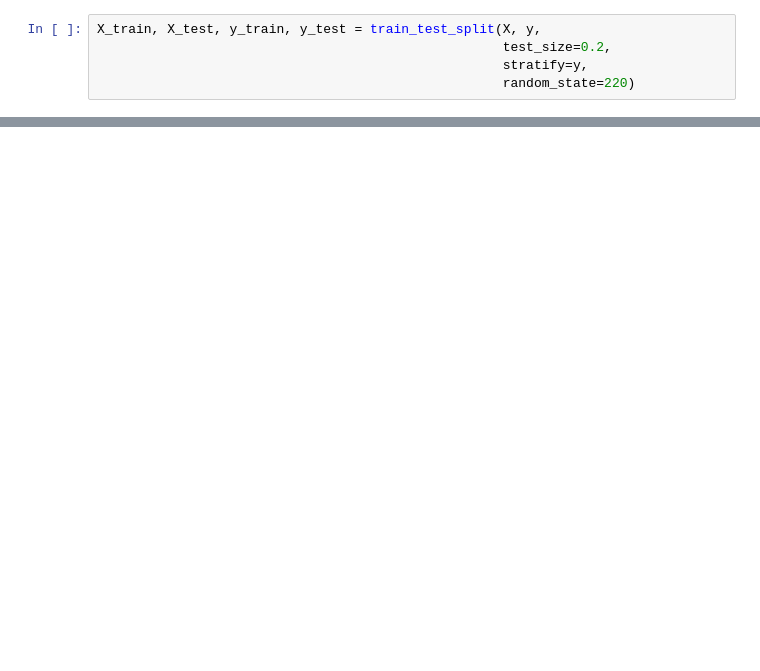
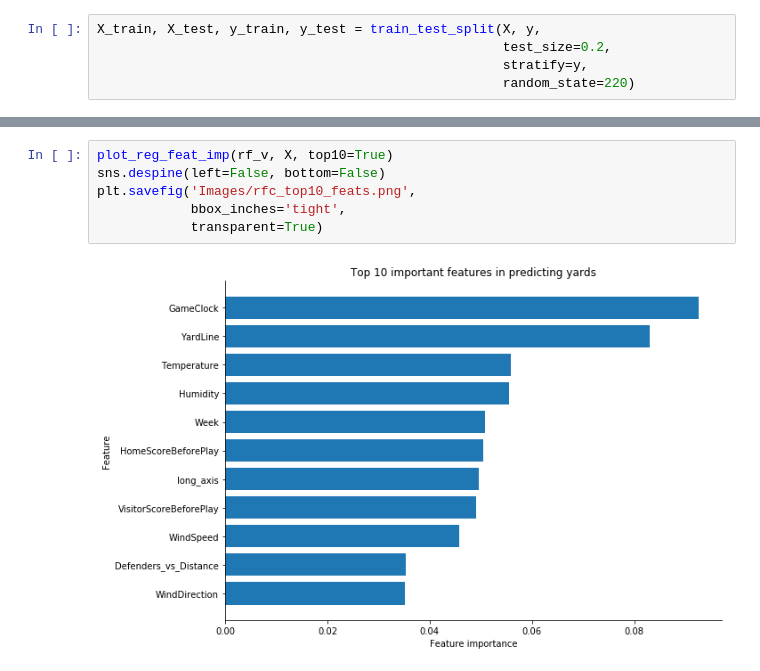
Before and after one commit to sharonk515/NFL_yards_gained, a Jupyter notebook: nfl_classification.ipynb, the cells around one changed output, grey strips where cells are left out. Saved outputs shown, nothing was run; the diff lists cells and outputs as text; blank space fills up the shorter version.

```diff
--- a/nfl_classification.ipynb
+++ b/nfl_classification.ipynb
@@ -332,0 +128,8 @@ print('Coefficients:', svm.coef_)
+# %%
+plot_reg_feat_imp(rf_v, X, top10=True)
+sns.despine(left=False, bottom=False)
+plt.savefig('Images/rfc_top10_feats.png',
+            bbox_inches='tight',
+            transparent=True)
+# %% [output]
+[figure, added]
```
Also changed, not shown: parts of 71 cells of this notebook, 14 other files.
